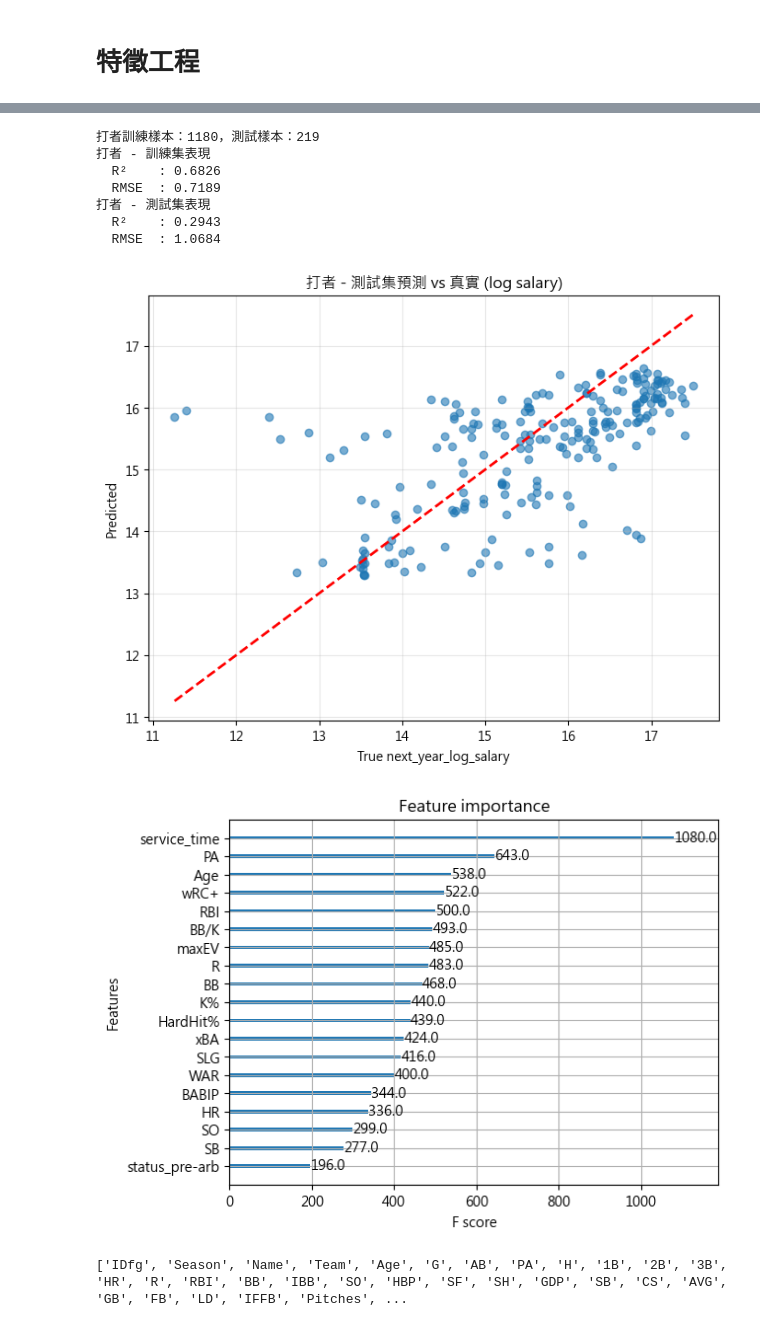
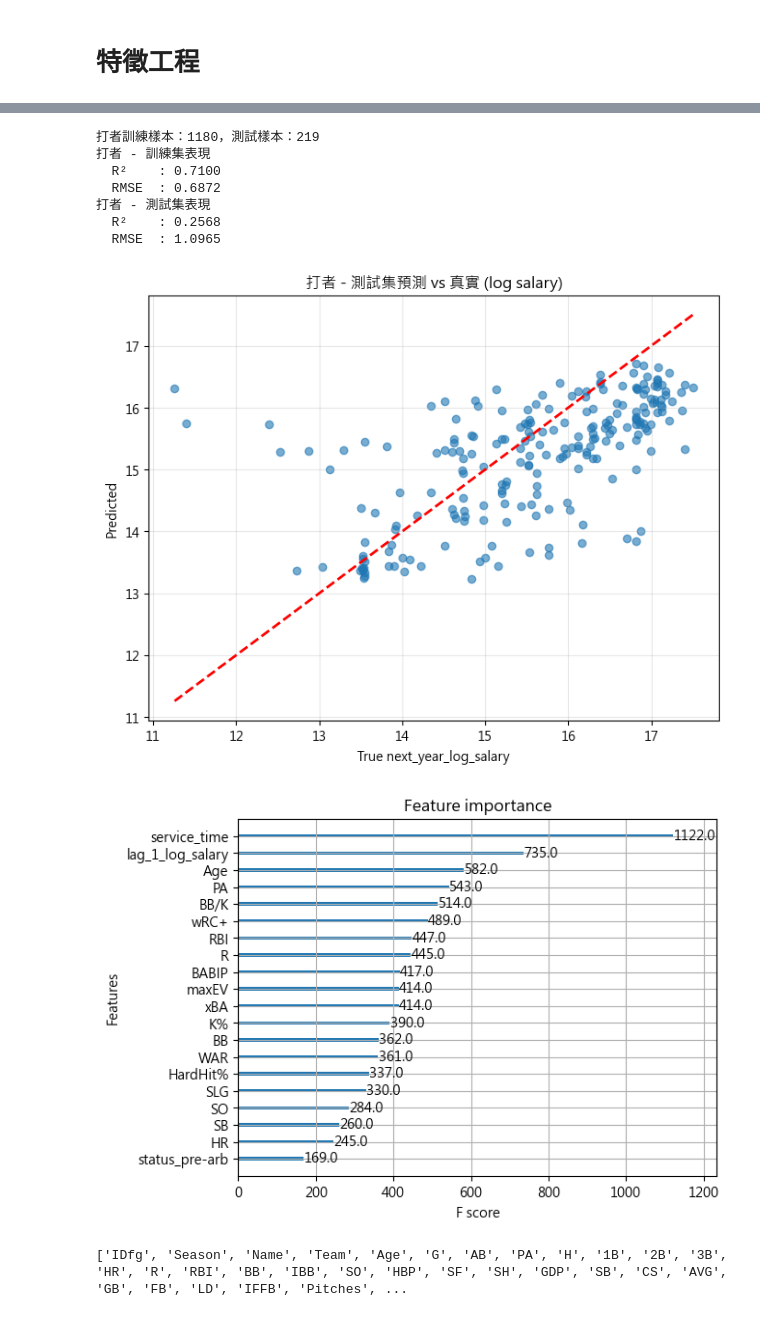
Before and after one commit to joshninjatw/mlb-salary-prediction, a Jupyter notebook: Untitled.ipynb, the cells around one changed output, grey strips where cells are left out. Drawn from its saved outputs; the diff is of its cells as text; code cells hidden in the pictures.

```diff
--- a/Untitled.ipynb
+++ b/Untitled.ipynb
@@ -151,6 +151,12 @@ pitching_df = pd.get_dummies(
     drop_first=False
 )
 
+# 加入 lag_1_log_salary
+batting_df['lag_1_log_salary'] = batting_df.groupby('name_clean')['Salary'].shift(1).pipe(np.log1p)
+batting_df['lag_1_log_salary'] = batting_df['lag_1_log_salary'].fillna(0)
+
+
+
 print(batting_df.head())
 print(pitching_df.head())
 print(batting_df[batting_df.name_clean=='mookiebetts'].sort_values('Year')[['name_clean', 'Year', 'Salary', 'next_year_salary', 'WAR', 'L-WAR']])
@@ -407,12 +422,18 @@ def plot_predictions(y_true, y_pred, title=""):
     plt.grid(True, alpha=0.3)
     plt.show()
 
-# 打者最終特徵（請替換成你實際的清單）
+# 打者最終特徵
 b_final = [
     'service_time', 'wRC+', 'Age', 'status_pre-arb', 'PA', 'WAR',
     'RBI', 'R', 'BABIP', 'SB', 'SO', 'K%', 'BB', 'BB/K',
     'HR', 'xBA', 'maxEV', 'HardHit%', 'SLG'
 ]
+
+# 加入 lag_1_log_salary
+
+b_final.append('lag_1_log_salary')
+
+
 
 
 # 準備資料
@@ -490,39 +511,39 @@ xgb_batter = XGBRegressor(
 
 
 
 
 
 
 xgb_batter.fit(
     X_train_b, y_train_b,
     verbose=False
 )
 
 
 # 預測與評估
 y_pred_train_b = xgb_batter.predict(X_train_b)
 y_pred_test_b  = xgb_batter.predict(X_test_b)
 
 evaluate_model(y_train_b, y_pred_train_b, "打者 - 訓練集表現")
 evaluate_model(y_test_b,  y_pred_test_b,  "打者 - 測試集表現")
 
 # 畫圖
 plot_predictions(y_test_b, y_pred_test_b, "打者 - 測試集預測 vs 真實 (log salary)")
 
 # 特徵重要度（XGBoost 版本）
 from xgboost import plot_importance
 plot_importance(xgb_batter, max_num_features=20)
 plt.show()
 # %% [output]
 打者訓練樣本：1180，測試樣本：219
 打者 - 訓練集表現
-  R²    : 0.6826
-  RMSE  : 0.7189
+  R²    : 0.7100
+  RMSE  : 0.6872
 打者 - 測試集表現
-  R²    : 0.2943
-  RMSE  : 1.0684
+  R²    : 0.2568
+  RMSE  : 1.0965
-[figure, old version]
+[figure, new version]
-[figure, old version]
+[figure, new version]
 # %%
 # %% [output]
 ['IDfg', 'Season', 'Name', 'Team', 'Age', 'G', 'AB', 'PA', 'H', '1B', '2B', '3B', 'HR', 'R', 'RBI', 'BB', 'IBB', 'SO', 'HBP', 'SF', 'SH', 'GDP', 'SB', 'CS', 'AVG', 'GB', 'FB', 'LD', 'IFFB', 'Pitches', ...
```
Also changed, not shown: parts of 3 cells of this notebook.
